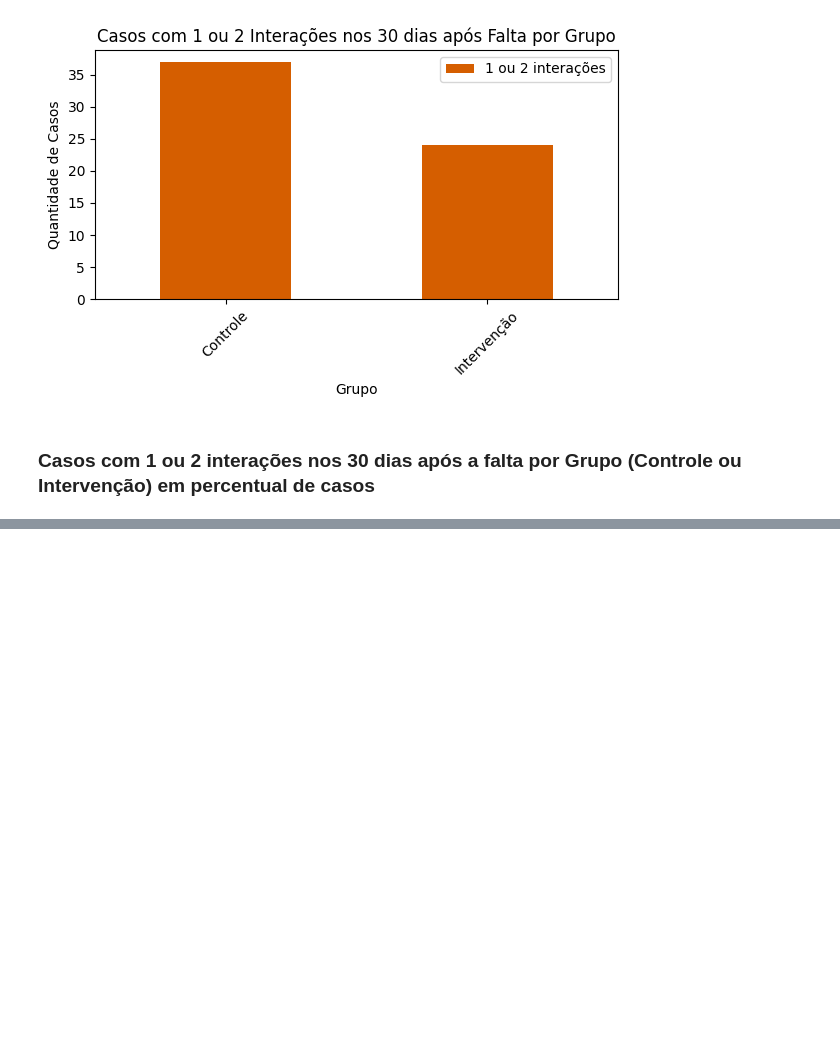
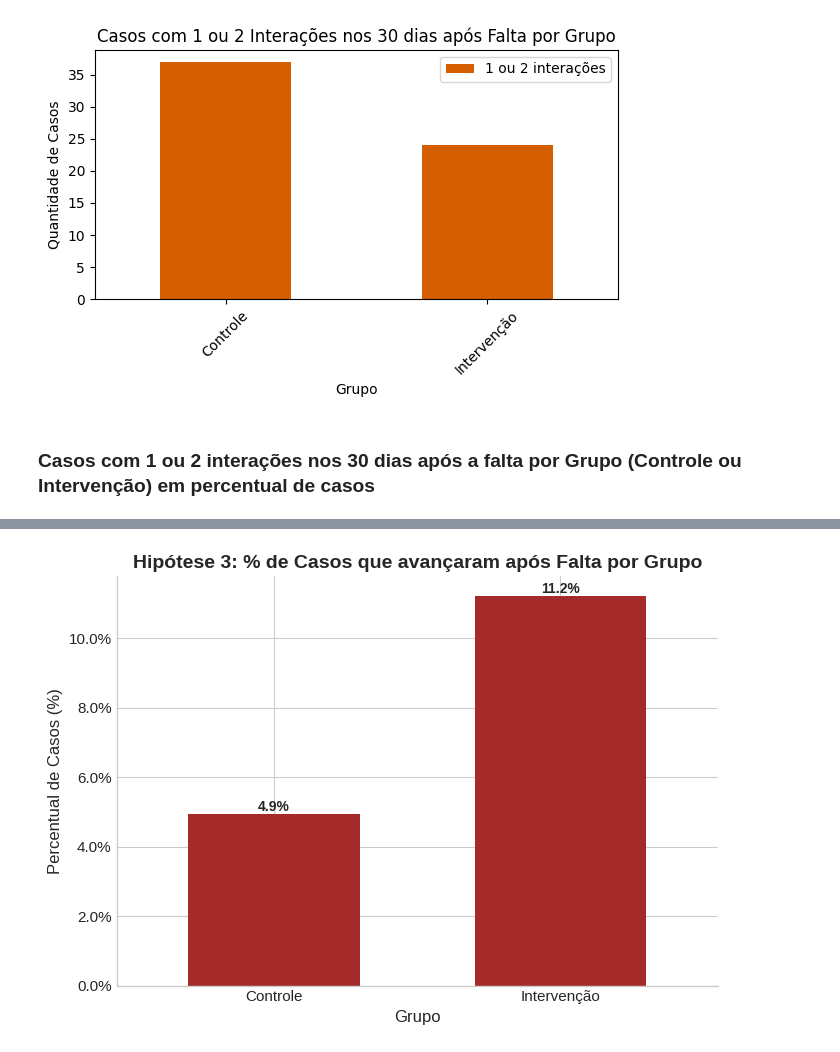
Before and after one commit to GARTosto/fluanutricaojob1, a Jupyter notebook: Flua_job1_analises.ipynb, the cells around one changed output, grey strips where cells are left out. Drawn from its saved outputs; the diff is of its cells as text; code cells hidden in the pictures; blank space fills up the shorter version.

```diff
--- a/Flua_job1_analises.ipynb
+++ b/Flua_job1_analises.ipynb
@@ -593,0 +594,48 @@ plt.show()
+# %%
+import matplotlib.pyplot as plt
+import matplotlib.ticker as mtick
+
+# Filtra apenas os grupos com 1 ou 2 interações
+df_o4_1_2 = df_o4.copy()
+df_o4_1_2 = df_o4_1_2[df_o4_1_2['PERC_1_2_INTERACOES'] > 0]
+
+# Configurações de estilo
+plt.style.use('seaborn-v0_8-whitegrid')
+fig, ax = plt.subplots(figsize=(7, 5))
+
+# Plot
+bars = df_o4_1_2.set_index('INTERVENCAO_RC')[['PERC_1_2_INTERACOES']].plot(
+    kind='bar',
+    color='#A52A2A',  # Azul executivo
+    width=0.6,
+    ax=ax,
+    legend=False
+)
+
+# Título e eixos
+plt.title('Hipótese 3: % de Casos que avançaram após Falta por Grupo', fontsize=14, weight='bold')
+plt.xlabel('Grupo', fontsize=12)
+plt.ylabel('Percentual de Casos (%)', fontsize=12)
+
+# Eixo Y em formato percentual
+ax.yaxis.set_major_formatter(mtick.PercentFormatter(xmax=1, decimals=1))
+
+# Rótulos nas barras
+for p in ax.patches:
+    height = p.get_height()
+    ax.annotate(f'{height*100:.1f}%',
+                (p.get_x() + p.get_width() / 2, height),
+                ha='center', va='bottom', fontsize=10, weight='bold')
+
+# Ajustes de layout
+plt.xticks(rotation=0, fontsize=11)
+plt.yticks(fontsize=11)
+
+# Remove as bordas superiores e laterais
+for spine in ['top', 'right']:
+    ax.spines[spine].set_visible(False)
+
+plt.tight_layout()
+plt.show()
+# %% [output]
+[figure, added]
```
Also changed, not shown: parts of 5 cells of this notebook, 3 other files.
